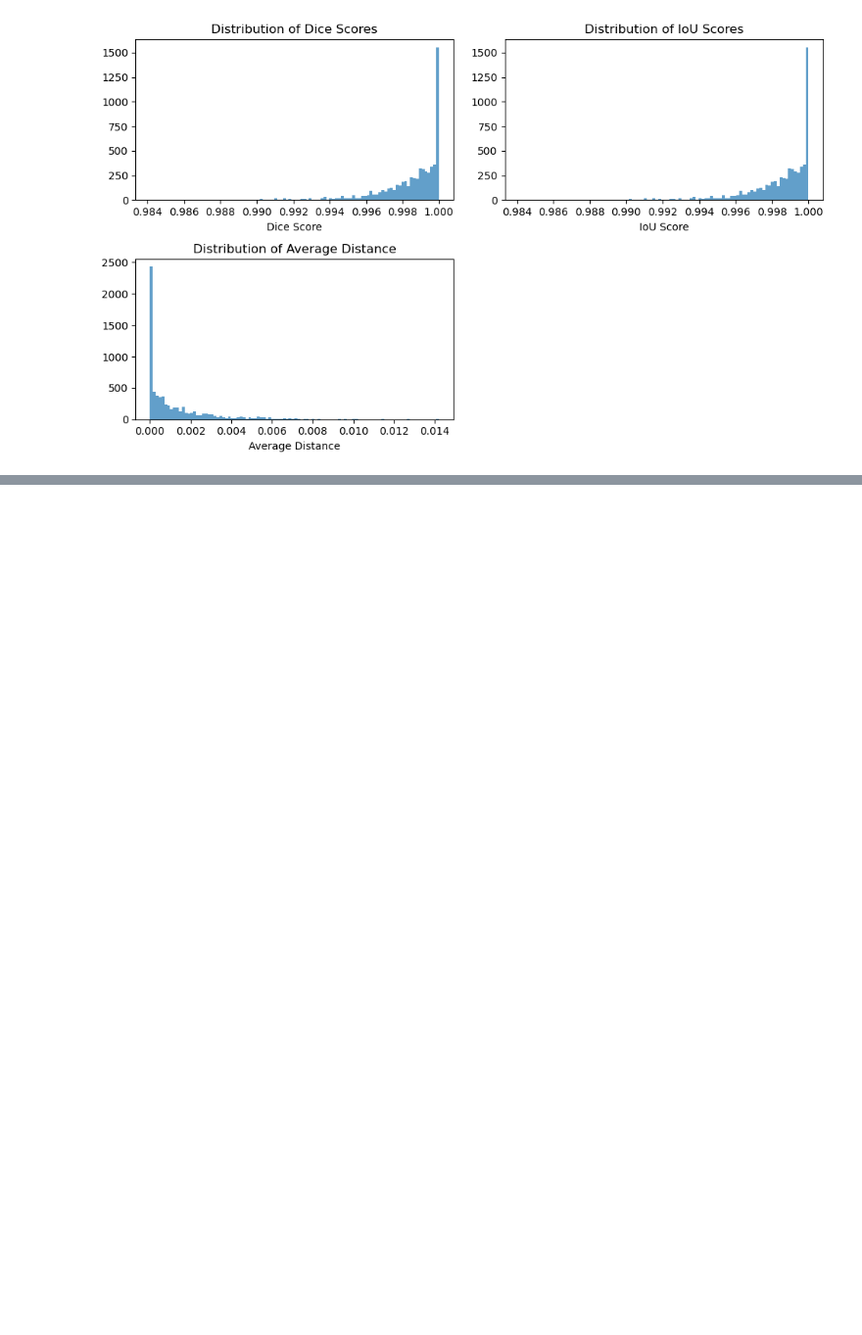
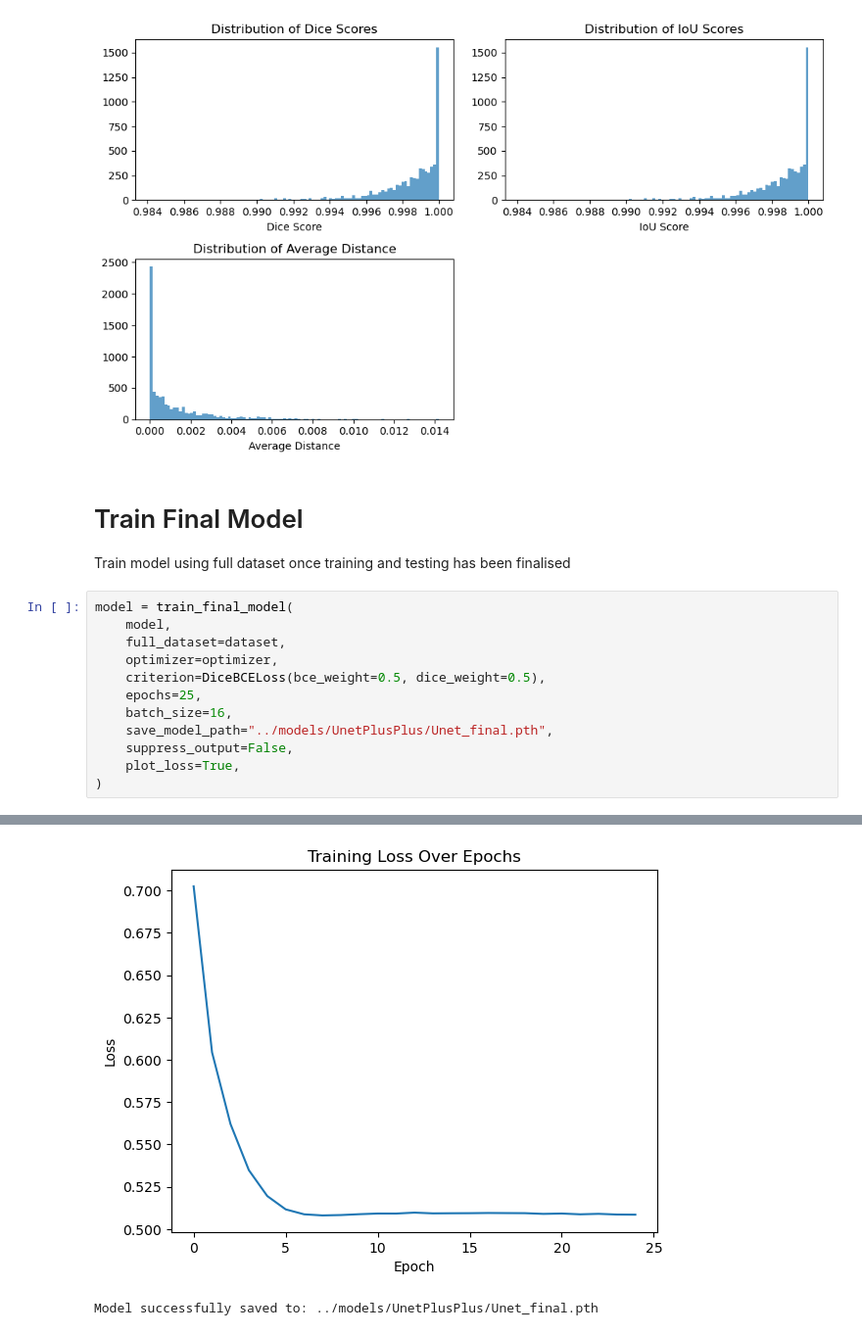
Before and after one commit to p-mucha/levee-hunter, a Jupyter notebook: notebooks/model_training.ipynb, the cells around one changed output, grey strips where cells are left out. Shown: that part at 98% size. Drawn from its saved outputs; the diff is of its cells as text; blank space fills up the shorter version.

Commit message:
Added final training to notebook

```diff
--- a/notebooks/model_training.ipynb
+++ b/notebooks/model_training.ipynb
@@ -147,3 +148,19 @@ plt.tight_layout()
 plt.show()
 # %% [output]
 [figure]
+# %% [markdown]
+# Train Final Model
+Train model using full dataset once training and testing has been finalised
+# %%
+model = train_final_model(
+    model,
+    full_dataset=dataset,
+    optimizer=optimizer,
+    criterion=DiceBCELoss(bce_weight=0.5, dice_weight=0.5),
+    epochs=25,
+    batch_size=16,
+    save_model_path="../models/UnetPlusPlus/Unet_final.pth",
+    suppress_output=False,
+    plot_loss=True,
+)
+# %% [output]
@@ -149,0 +184,2 @@ plt.show()
+[figure, added]
+Model successfully saved to: ../models/UnetPlusPlus/Unet_final.pth
```
Also changed, not shown: parts of 2 cells of this notebook.
